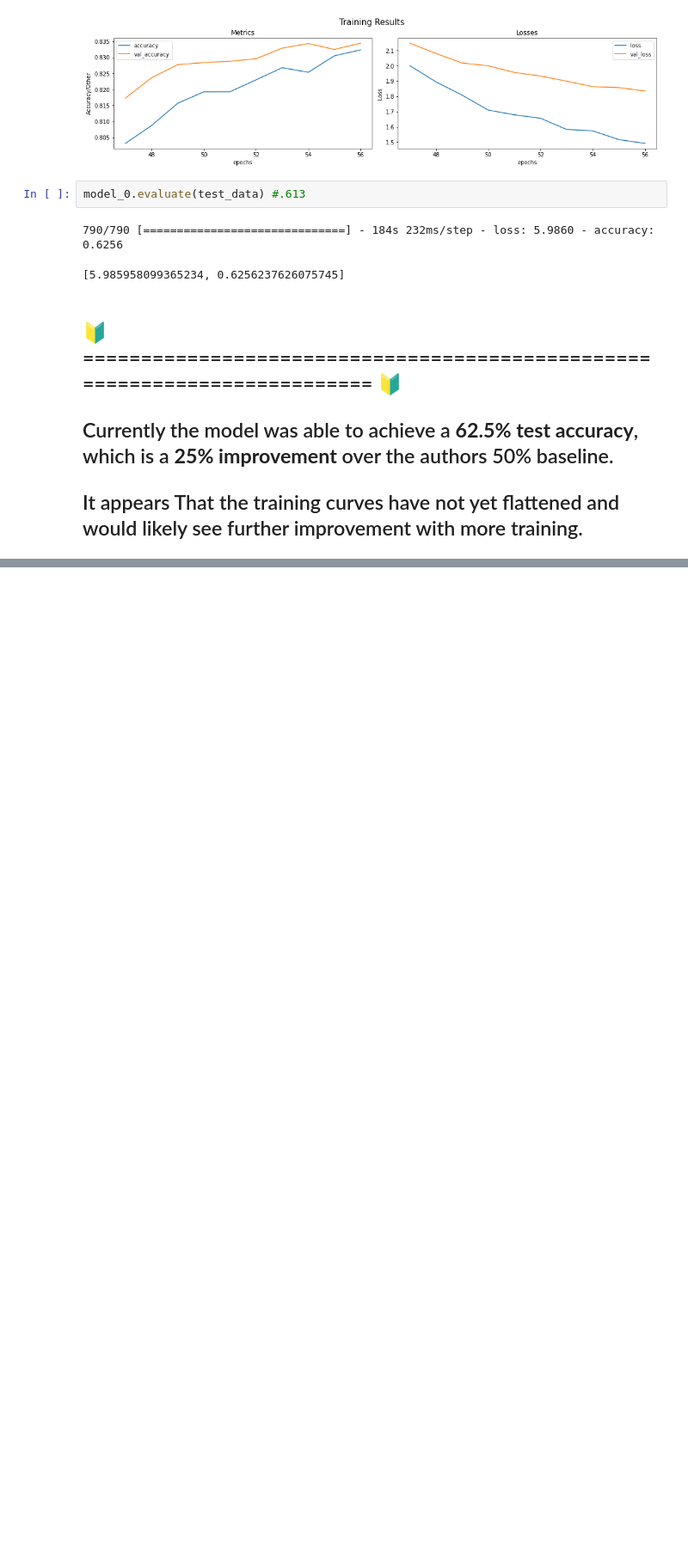
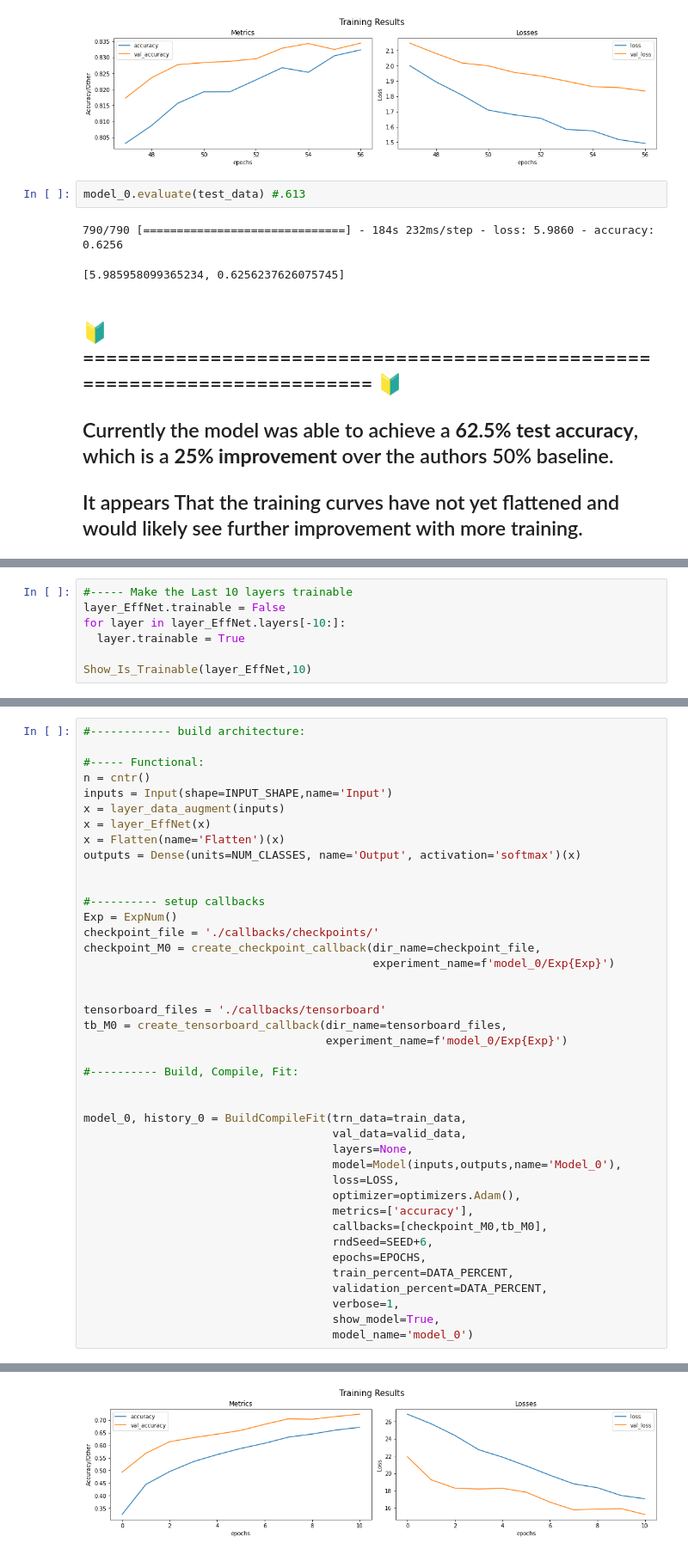
Before and after one commit to delta2echo/tensorflow_portfolio, a Jupyter notebook: 04_Transfer_Learning/04_Transfer_Learning_Project.ipynb, the cells around one changed output, grey strips where cells are left out. Shown at 86% size. Cells and saved outputs as stored; diff of their text form; blank space fills up the shorter version.

Commit message:
added visualizations of model performance

```diff
--- a/04_Transfer_Learning/04_Transfer_Learning_Project.ipynb
+++ b/04_Transfer_Learning/04_Transfer_Learning_Project.ipynb
@@ -619,0 +636,7 @@ model_0.evaluate(test_data) #.613
+# %%
+#----- Make the Last 10 layers trainable
+layer_EffNet.trainable = False
+for layer in layer_EffNet.layers[-10:]:
+  layer.trainable = True
+
+Show_Is_Trainable(layer_EffNet,10)
@@ -619,0 +655,42 @@ model_0.evaluate(test_data) #.613
+# %%
+#------------ build architecture:
+
+#----- Functional:
+n = cntr()
+inputs = Input(shape=INPUT_SHAPE,name='Input')
+x = layer_data_augment(inputs)
+x = layer_EffNet(x)
+x = Flatten(name='Flatten')(x)
+outputs = Dense(units=NUM_CLASSES, name='Output', activation='softmax')(x)
+
+
+#---------- setup callbacks
+Exp = ExpNum()
+checkpoint_file = './callbacks/checkpoints/'
+checkpoint_M0 = create_checkpoint_callback(dir_name=checkpoint_file,
+                                           experiment_name=f'model_0/Exp{Exp}')
+
+
+tensorboard_files = './callbacks/tensorboard'
+tb_M0 = create_tensorboard_callback(dir_name=tensorboard_files,
+                                    experiment_name=f'model_0/Exp{Exp}')
+
+#---------- Build, Compile, Fit:
+
+
+model_0, history_0 = BuildCompileFit(trn_data=train_data,
+                                     val_data=valid_data,
+                                     layers=None,
+                                     model=Model(inputs,outputs,name='Model_0'),
+                                     loss=LOSS,
+                                     optimizer=optimizers.Adam(),
+                                     metrics=['accuracy'],
+                                     callbacks=[checkpoint_M0,tb_M0],
+                                     rndSeed=SEED+6,
+                                     epochs=EPOCHS,
+                                     train_percent=DATA_PERCENT,
+                                     validation_percent=DATA_PERCENT,
+                                     verbose=1,
+                                     show_model=True,
+                                     model_name='model_0')
+# %% [output]
@@ -619,0 +715 @@ model_0.evaluate(test_data) #.613
+[figure, added]
```
Also changed, not shown: parts of 25 cells of this notebook.
